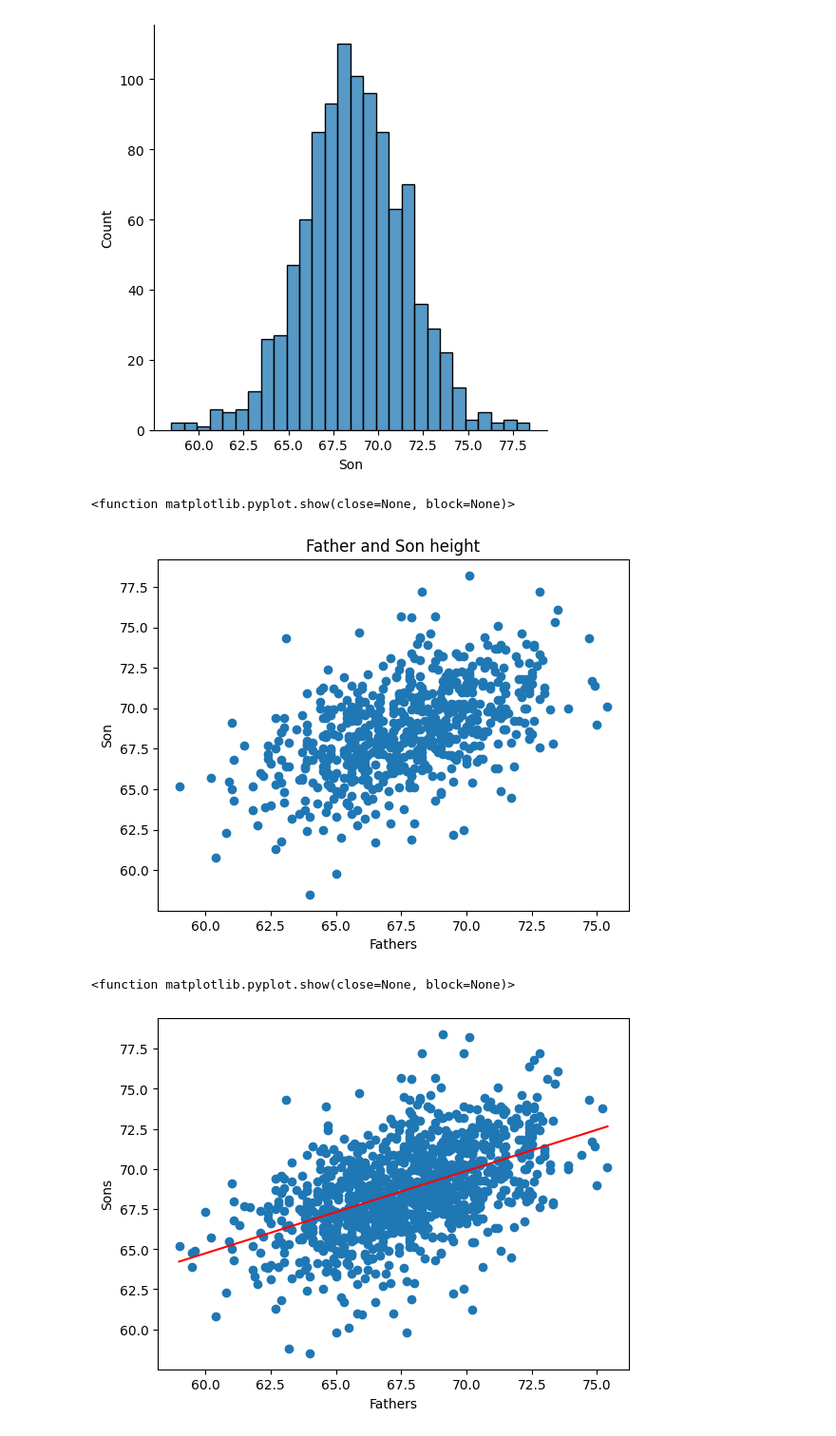
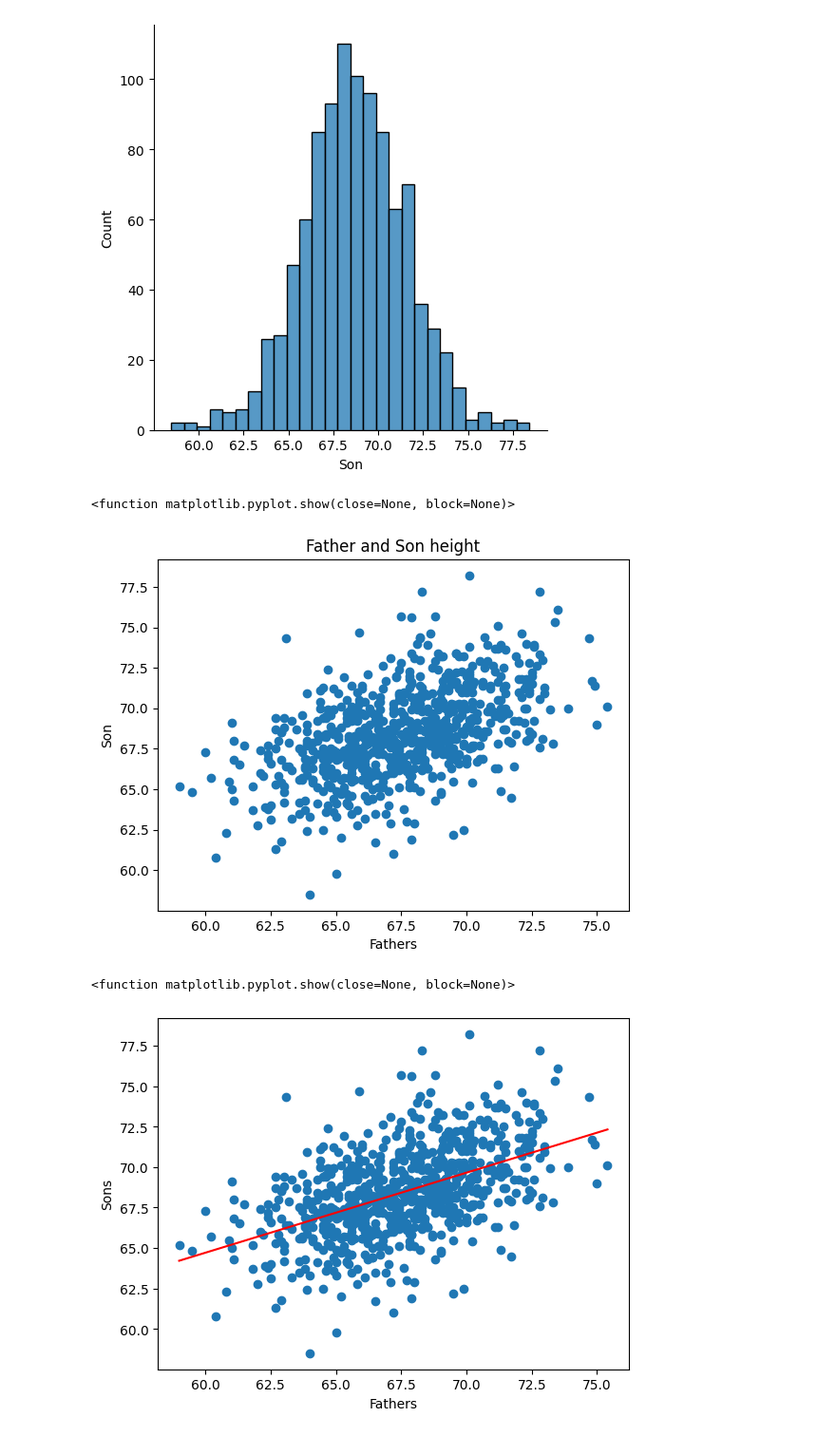
Before and after one commit to BaoNguyenz/Project_MAS, a Jupyter notebook: main.ipynb, the cells around one changed output. Shown: that part at 95% size. Cells and saved outputs as stored; diff of their text form; code cells hidden in the pictures.

```diff
--- a/main.ipynb
+++ b/main.ipynb
@@ -84,7 +96,7 @@ data = np.loadtxt('Pearson.txt', delimiter='\t', skiprows=1)
 # indices = np.random.choice(len(data), num_points, replace=False)
 # data_70percent = data[indices]
 
-num_samples = int(0.6 * len(data))
+num_samples = int(0.7 * len(data))
 data = data[:num_samples]
 
 fig, ax = plt.subplots()
@@ -97,29 +109,29 @@ ax.set_title('Father and Son height')
 plt.show
 # %% [output]
 <function matplotlib.pyplot.show(close=None, block=None)>
-[figure, old version]
+[figure, new version]
 # %%
 data = np.loadtxt('Pearson.txt', delimiter='\t', skiprows= 1)
 
-num_samples = int(0.6 * len(data))
+num_samples = int(0.7 * len(data))
 data = data[:num_samples]
 
 x = data[:,0]
 y = data[:,1]
 
 slope = (np.mean(x*y) - np.mean(x)*np.mean(y)) / (np.mean(x**2) - np.mean(x)**2)
 intercept = np.mean(y) - slope*np.mean(x)
 
 x0 = np.array([min(x), max(x)])
 y0 = intercept + slope*x0
 
 plt.scatter(x, y)
 plt.plot(x0, y0, c='red')
 
 plt.xlabel('Fathers')
 plt.ylabel('Sons')
 
 plt.show
 # %% [output]
 <function matplotlib.pyplot.show(close=None, block=None)>
-[figure, old version]
+[figure, new version]
```
Also changed, not shown: parts of 11 cells of this notebook.
